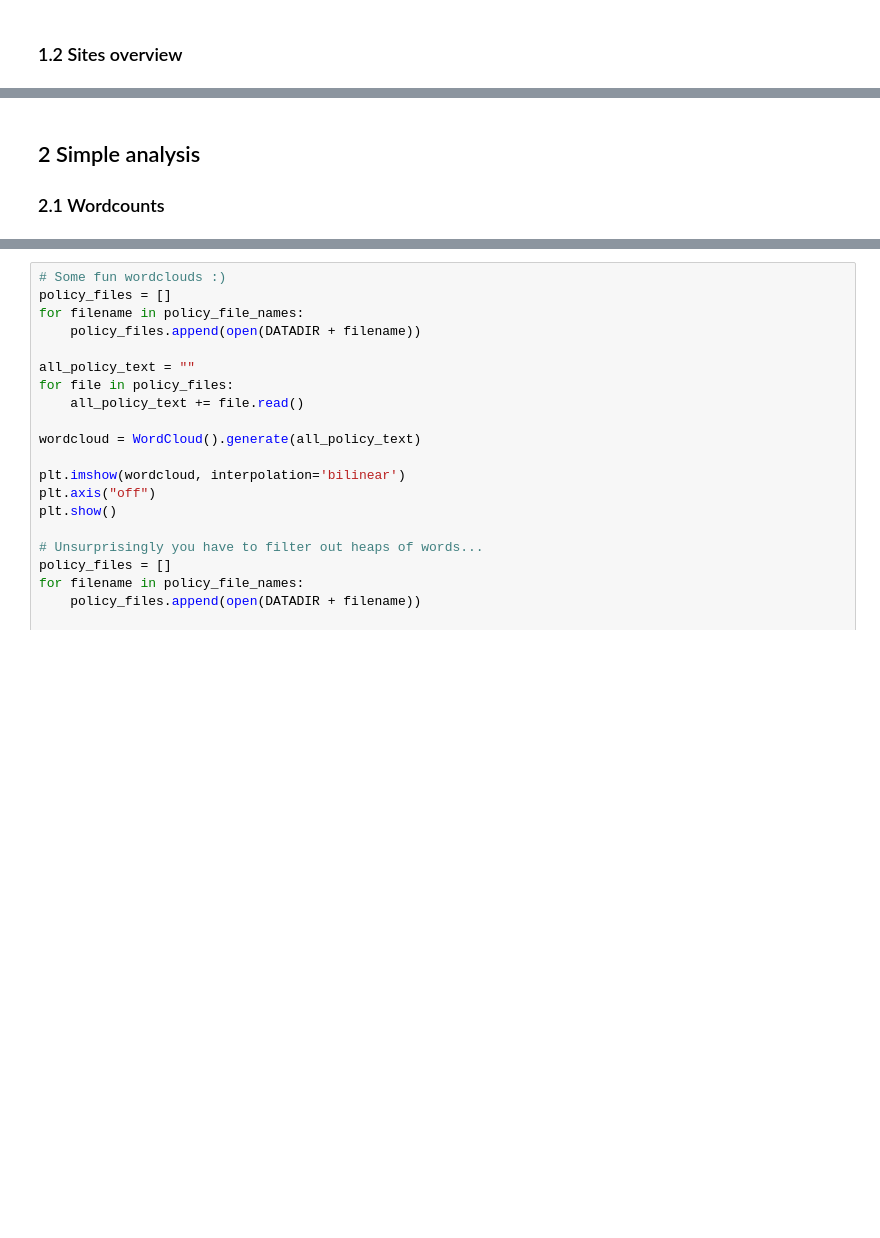
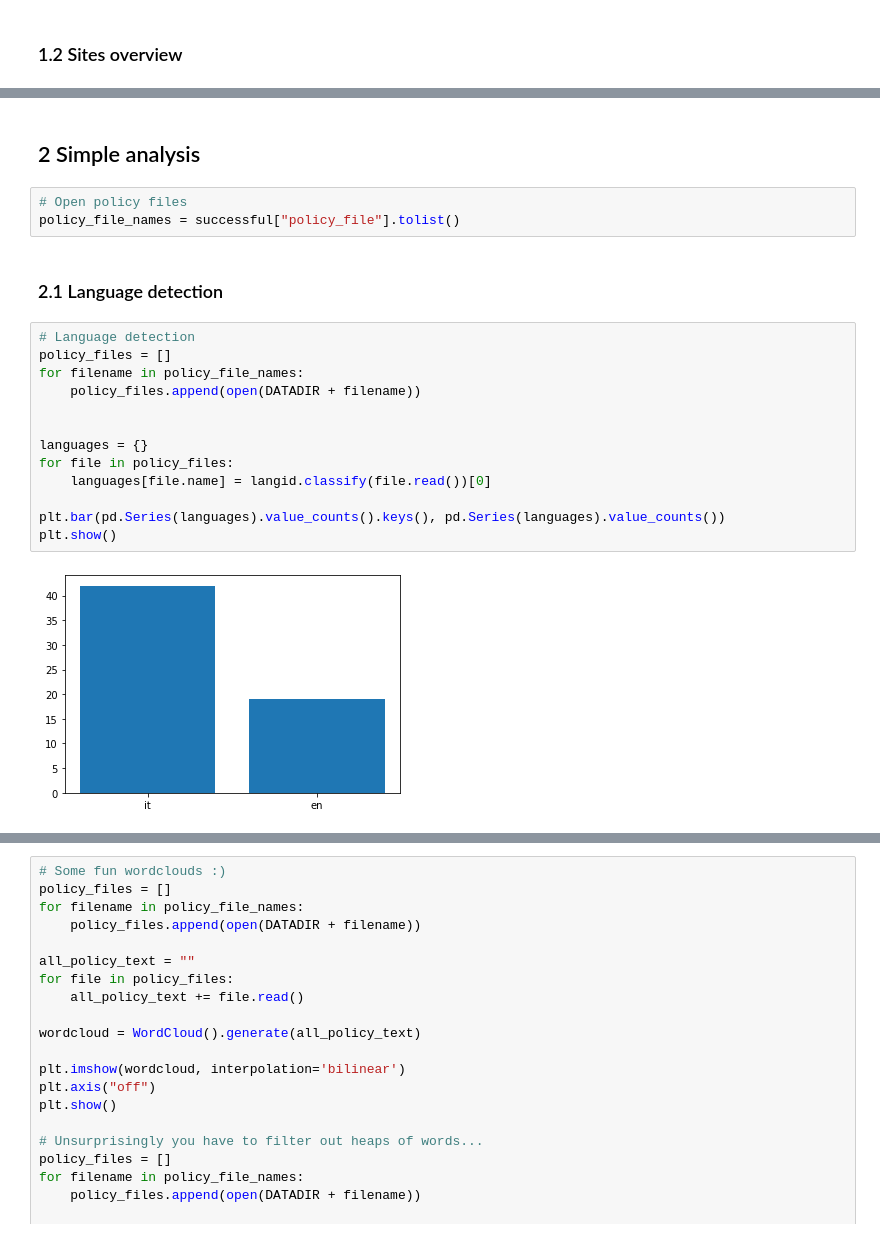
Before and after one commit to gbrsni/policySpider, a Jupyter notebook: Policy analysis.ipynb, the cells around one changed output, grey strips where cells are left out. Drawn from its saved outputs; the diff is of its cells as text; blank space fills up the shorter version.

```diff
--- a/Policy analysis.ipynb
+++ b/Policy analysis.ipynb
@@ -79,3 +80,22 @@ plt.show()
 # %% [markdown]
 ## 2 Simple analysis
-### 2.1 Wordcounts
+# %%
+# Open policy files
+policy_file_names = successful["policy_file"].tolist()
+# %% [markdown]
+### 2.1 Language detection
+# %%
+# Language detection
+policy_files = []
+for filename in policy_file_names:
+    policy_files.append(open(DATADIR + filename))
+
+
+languages = {}
+for file in policy_files:
+    languages[file.name] = langid.classify(file.read())[0]
+
+plt.bar(pd.Series(languages).value_counts().keys(), pd.Series(languages).value_counts())
+plt.show()
+# %% [output]
+[figure, added]
```
Also changed, not shown: parts of 10 cells of this notebook, 1 other file.
